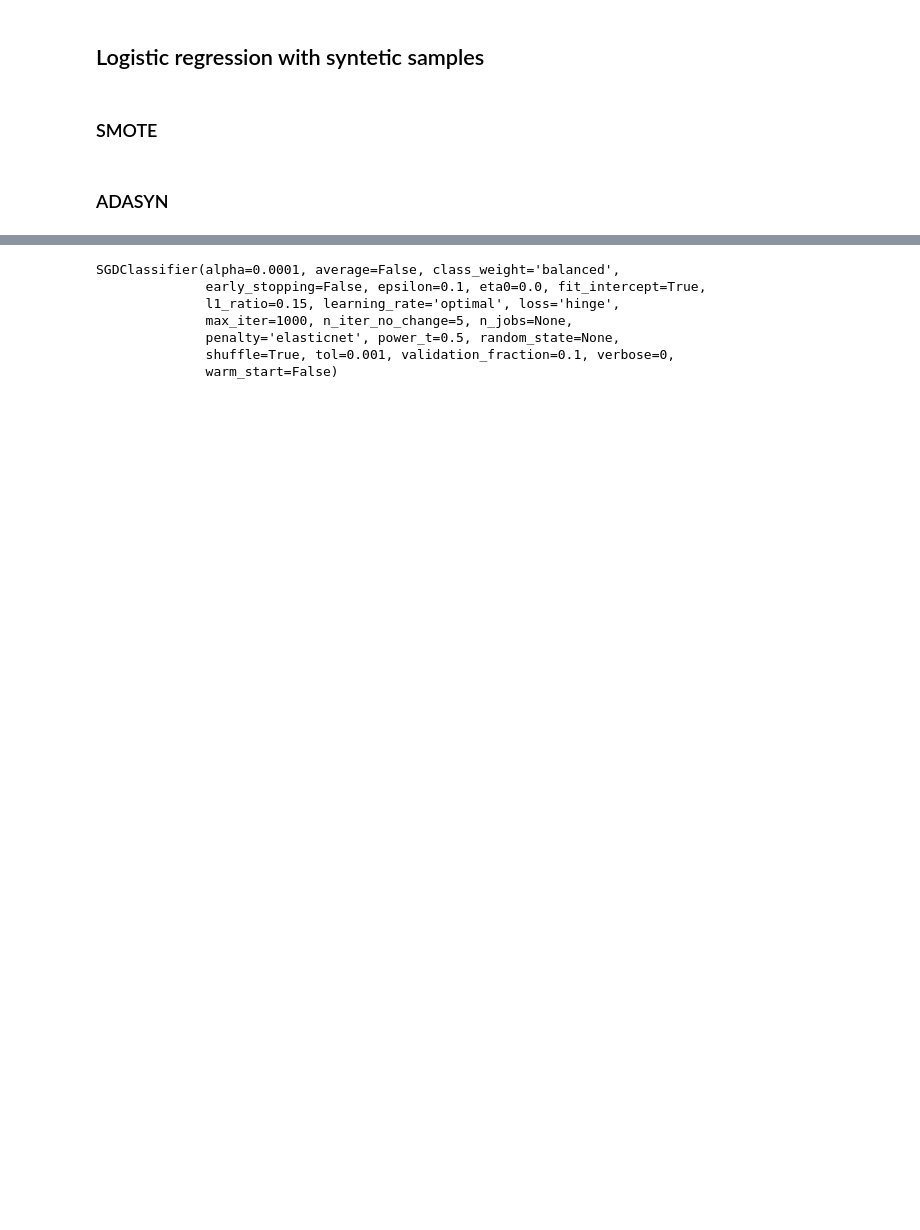
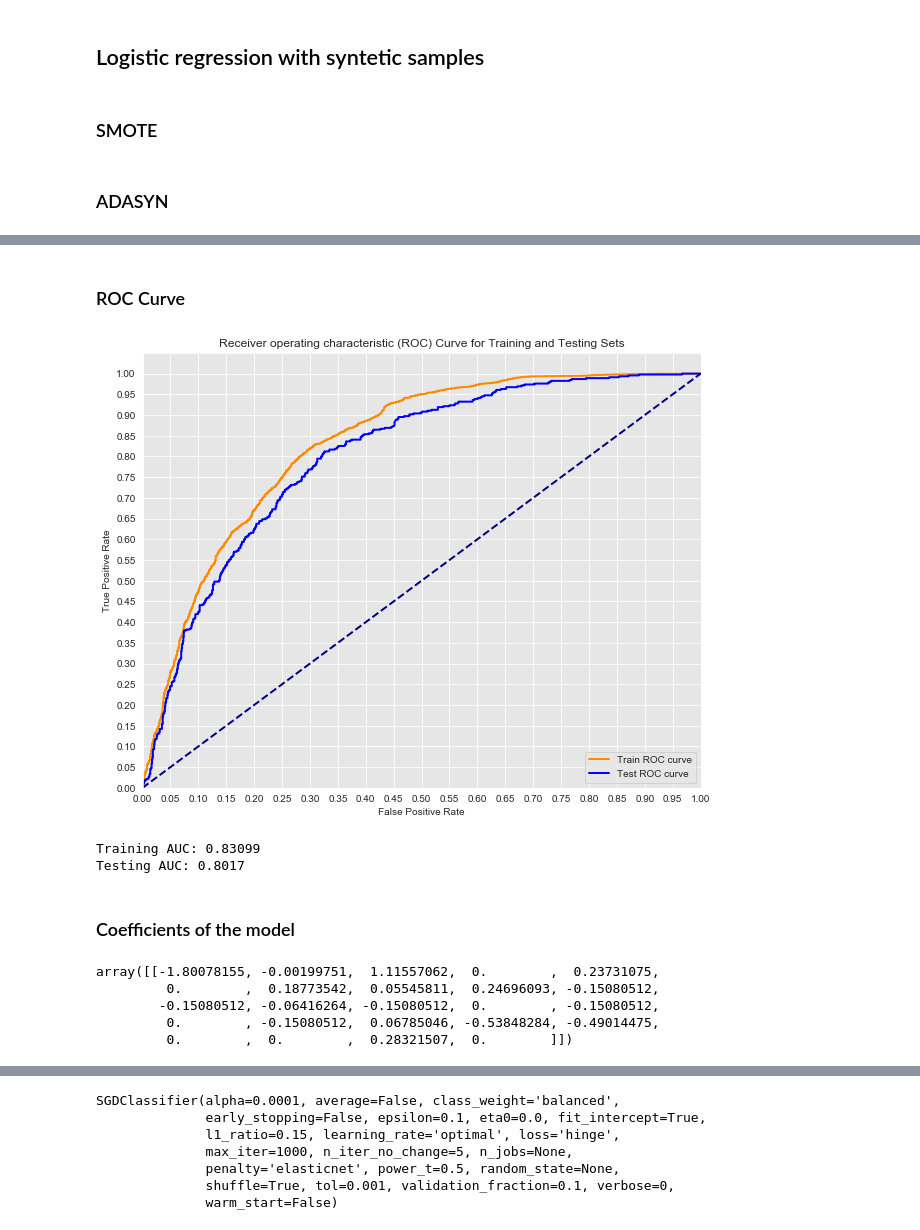
Before and after one commit to mattblasa/Customer-Churn-Prediction-Project, a Jupyter notebook: 2- Customer Churn Modelling Notebook.ipynb, the cells around one changed output, grey strips where cells are left out. Saved outputs shown, nothing was run; the diff lists cells and outputs as text; code cells hidden in the pictures; blank space fills up the shorter version.

```diff
--- a/2- Customer Churn Modelling Notebook.ipynb
+++ b/2- Customer Churn Modelling Notebook.ipynb
@@ -328,0 +339,18 @@ Mean Cross Validation Score:
+# %% [markdown]
+### ROC Curve
+# %%
+roc_curve_and_auc(clf, scaled_X_train_smoted, scaled_X_test, y_train_smoted, y_test)
+# %% [output]
+[figure, added]
+Training AUC: 0.83099
+Testing AUC: 0.8017
+# %% [markdown]
+### Coefficients of the model
+# %%
+clf.coef_
+# %% [output]
+array([[-1.80078155, -0.00199751,  1.11557062,  0.        ,  0.23731075,
+         0.        ,  0.18773542,  0.05545811,  0.24696093, -0.15080512,
+        -0.15080512, -0.06416264, -0.15080512,  0.        , -0.15080512,
+         0.        , -0.15080512,  0.06785046, -0.53848284, -0.49014475,
+         0.        ,  0.        ,  0.28321507,  0.        ]])
```
Also changed, not shown: parts of 95 cells of this notebook, 7 other files.
